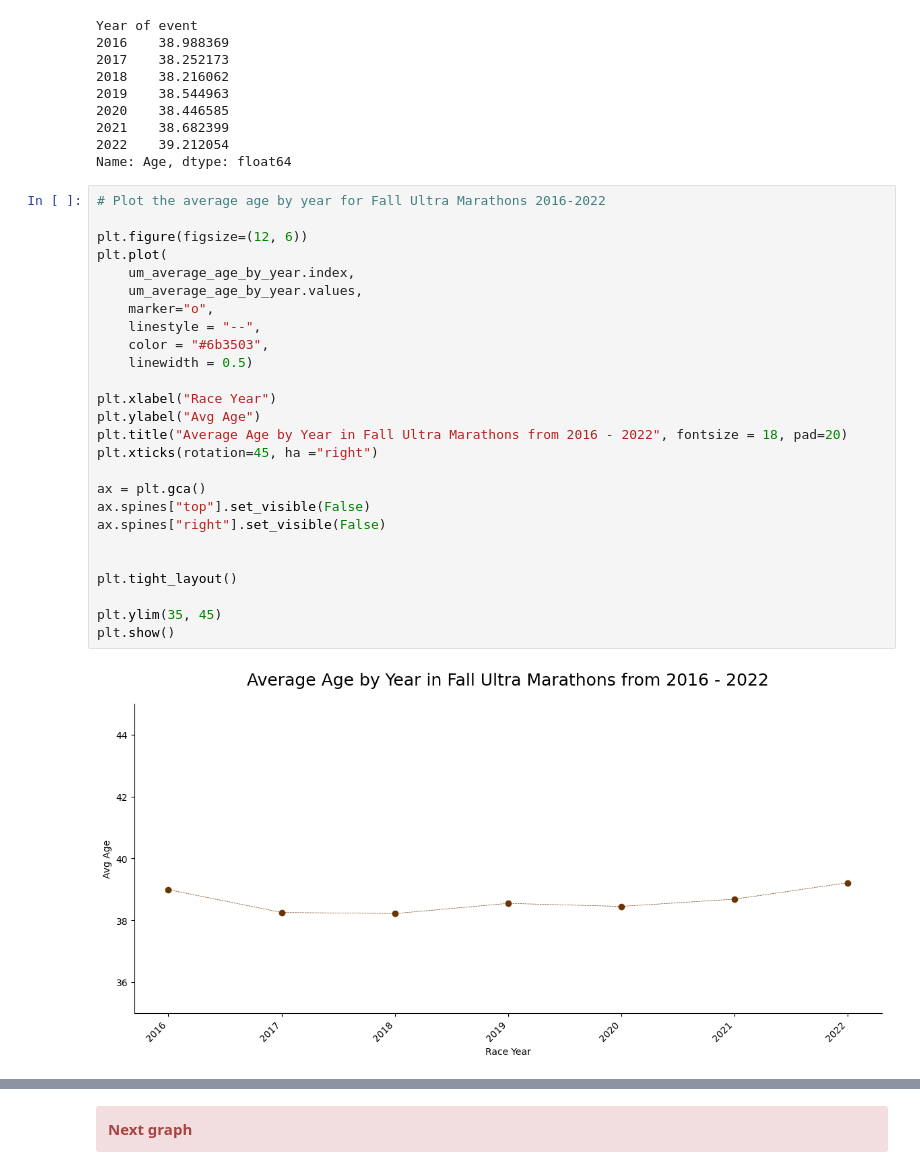
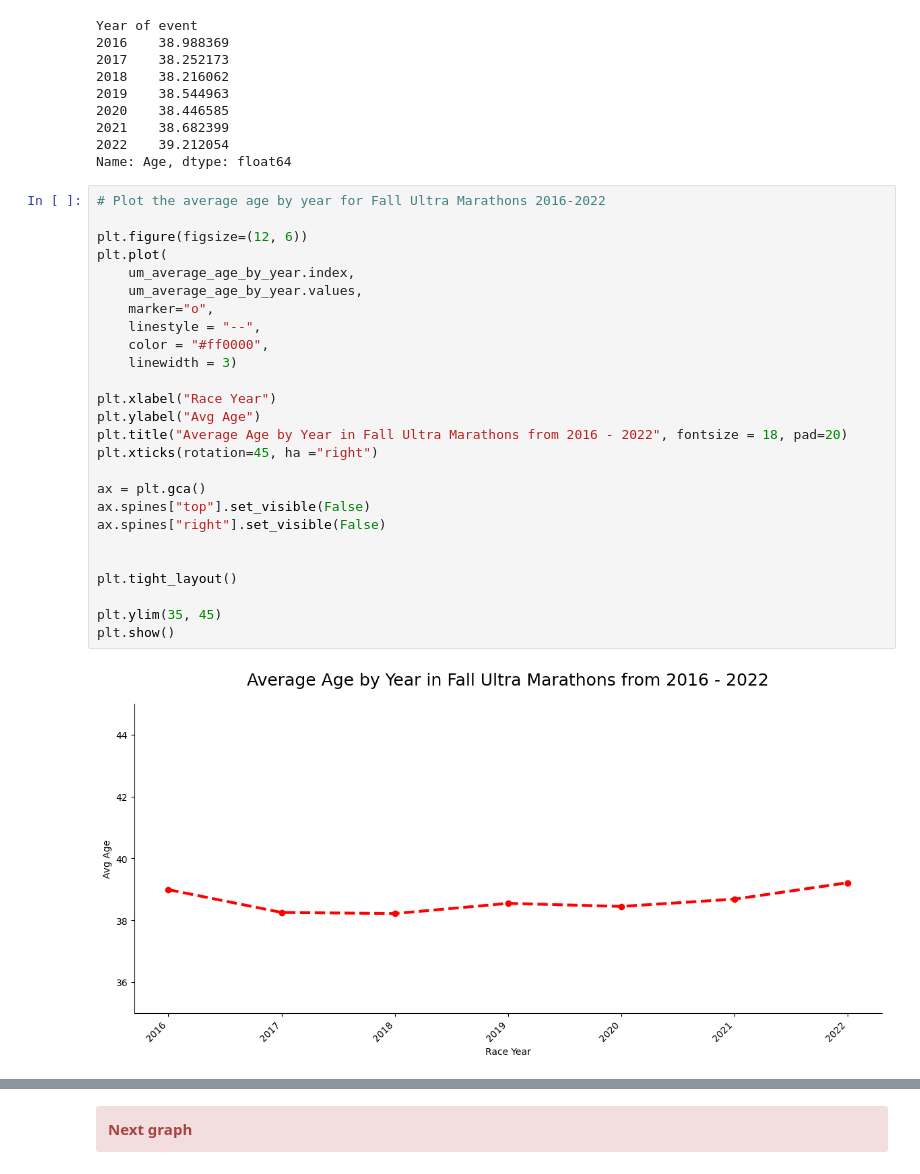
Before and after one commit to RunningBaldMan/Age_and_Endurance, a Jupyter notebook: Endurance_Beyond_Youth.ipynb, the cells around one changed output, grey strips where cells are left out. Cells and saved outputs as stored; diff of their text form.

```diff
--- a/Endurance_Beyond_Youth.ipynb
+++ b/Endurance_Beyond_Youth.ipynb
@@ -522,28 +493,28 @@ Name: Age, dtype: float64
 # %%
 # Plot the average age by year for Fall Ultra Marathons 2016-2022
 
 plt.figure(figsize=(12, 6))
 plt.plot(
     um_average_age_by_year.index,
     um_average_age_by_year.values,
     marker="o",
     linestyle = "--",
-    color = "#6b3503",
-    linewidth = 0.5)
+    color = "#ff0000",
+    linewidth = 3)
 
 plt.xlabel("Race Year")
 plt.ylabel("Avg Age")
 plt.title("Average Age by Year in Fall Ultra Marathons from 2016 - 2022", fontsize = 18, pad=20)
 plt.xticks(rotation=45, ha ="right")
 
 ax = plt.gca()
 ax.spines["top"].set_visible(False)
 ax.spines["right"].set_visible(False)
 
 
 plt.tight_layout()
 
 plt.ylim(35, 45)
 plt.show()
 # %% [output]
-[figure, old version]
+[figure, new version]
```
Also changed, not shown: parts of 16 cells of this notebook.
